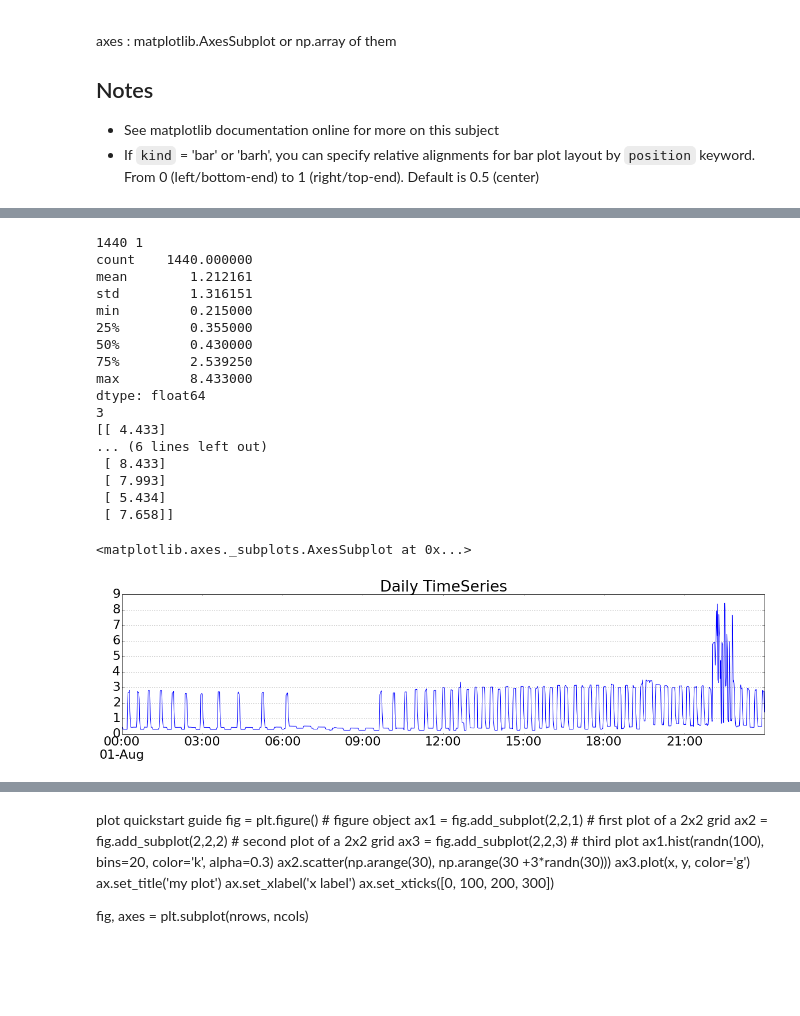
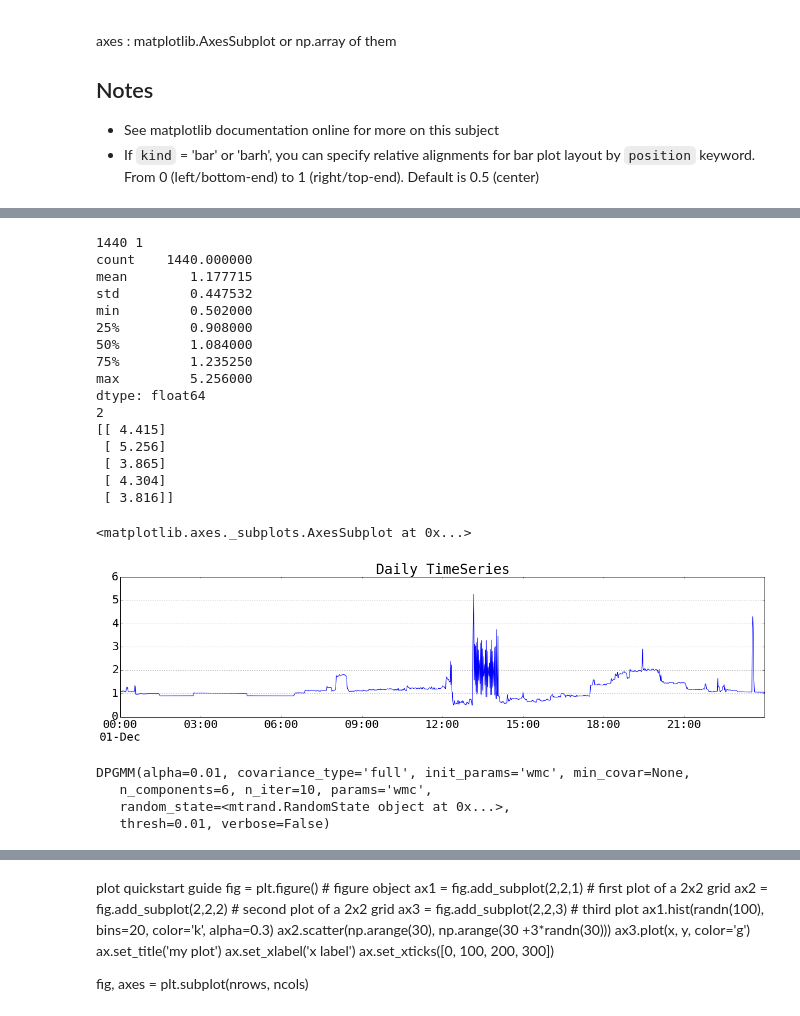
Before and after one commit to lkirch/energy-dashboard, a Jupyter notebook: Python-code/process.ipynb, the cells around one changed output, grey strips where cells are left out. Drawn from its saved outputs; the diff is of its cells as text; code cells hidden in the pictures; blank space fills up the shorter version.

```diff
--- a/Python-code/process.ipynb
+++ b/Python-code/process.ipynb
@@ -222,16 +259,31 @@ Notes
 # %%
 fig0 = plt.figure(figsize=(50,20))
 ax0=fig0.add_subplot(1,1,1)
-WinterHourlyG.plot(ax=ax0, title="HourlyGroup", legend='Winter')
-SpringHourlyG.plot(ax=ax0, title="HourlyGroup", legend='Spring')
-SummerHourlyG.plot(ax=ax0, title="HourlyGroup", legend='Summer')
-FallHourlyG.plot(ax=ax0, title="HourlyGroup", legend='Fall')
+WinterHourlyG.plot(ax=ax0, title="Total Power Consumed on Hour", legend=True)
+
+SpringHourlyG.plot(ax=ax0, title="Total Power Consumed on Hour", legend=True)
+SummerHourlyG.plot(ax=ax0, title="Total Power Consumed on Hour", legend=True)
+FallHourlyG.plot(ax=ax0, title="Total Power Consumed on Hour", legend=True)
+ticks = ax0.set_xticks(range(0,24))
 
 fig1 = plt.figure(figsize=(50,20))
 ax4=fig1.add_subplot(1,1,1)
 
-WinterWeekdayG.plot(ax=ax4, title="WeekdayGroup")
-SpringWeekdayG.plot(ax=ax4, title="WeekdayGroup")
-SummerWeekdayG.plot(ax=ax4, title="WeekdayGroup")
-FallWeekdayG.plot(ax=ax4, title="WeekdayGroup")
+WinterWeekdayG.plot(ax=ax4, title="Total Power Consumed on Weekday", legend=True)
+SpringWeekdayG.plot(ax=ax4, title="Total Power Consumed on Weekday", legend=True)
+SummerWeekdayG.plot(ax=ax4, title="Total Power Consumed on Weekday", legend=True)
+FallWeekdayG.plot(ax=ax4, title="Total Power Consumed on Weekday", legend=True)
+labels = ax4.set_xticklabels(['Mon', 'Tue', 'Wed', 'Thr', 'Fri', 'Sat', 'Sun'])
+
+sum1 = SummerWeekdayG.sum()
+sum2 = WinterWeekdayG.sum()
+sum3 = SpringWeekdayG.sum()
+sum4 = FallWeekdayG.sum()
+
+font_options = {'family' : 'monospace', 'weight' : 'normal', 'size' : 20}
+plt.rc('font', **font_options)
+
+piex =[sum1, sum2, sum3, sum4]
+fig2 = plt.figure(figsize=(8,8))
+ax2 = plt.pie(piex, labels=['Summer', 'Winter', 'Spring', 'Fall'], autopct='%2d')
 # %% [output]
@@ -301,37 +390,50 @@ max         5.208483
 dtype: float64
 # %%
-day = '2013-08-01'
+#CLUSTERING  DBSCAN
+
+day = '2013-12-01'
 
 X = np.reshape(tsElec[day].values, (-1, 1))
 print X.shape[0], X.shape[1]
 print tsElec[day].describe()
 dbs = DBSCAN(eps=0.3, min_samples=5)
 dbs.fit(X)
 print len(set(dbs.labels_))
 
 print X[dbs.labels_ == -1]
 
 fig0 = plt.figure(figsize=(20,20))
 ax0=fig0.add_subplot(4,1,1)
 
 tsElec[day].plot(ax=ax0, title="Daily TimeSeries")
 # %% [output]
 1440 1
 count    1440.000000
-mean        1.212161
-std         1.316151
-min         0.215000
-25%         0.355000
-50%         0.430000
-75%         2.539250
-max         8.433000
+mean        1.177715
+std         0.447532
+min         0.502000
+25%         0.908000
+50%         1.084000
+75%         1.235250
+max         5.256000
 dtype: float64
-3
-[[ 4.433]
-... (6 lines left out)
- [ 8.433]
- [ 7.993]
- [ 5.434]
- [ 7.658]]
+2
+[[ 4.415]
+ [ 5.256]
+ [ 3.865]
+ [ 4.304]
+ [ 3.816]]
 <matplotlib.axes._subplots.AxesSubplot at 0x...>
-[figure, old version]
+[figure, new version]
+# %%
+# CLUSTERING DPGMM
+from sklearn import mixture
+X = np.reshape(tsElec.values, (-1, 1))
+# Fit a mixture of Gaussians with EM using five components
+gmm = mixture.DPGMM(n_components=6, alpha=0.01, covariance_type='full')
+gmm.fit(X)
+# %% [output]
+DPGMM(alpha=0.01, covariance_type='full', init_params='wmc', min_covar=None,
+   n_components=6, n_iter=10, params='wmc',
+   random_state=<mtrand.RandomState object at 0x...>,
+   thresh=0.01, verbose=False)
```
Also changed, not shown: parts of 16 cells of this notebook.
